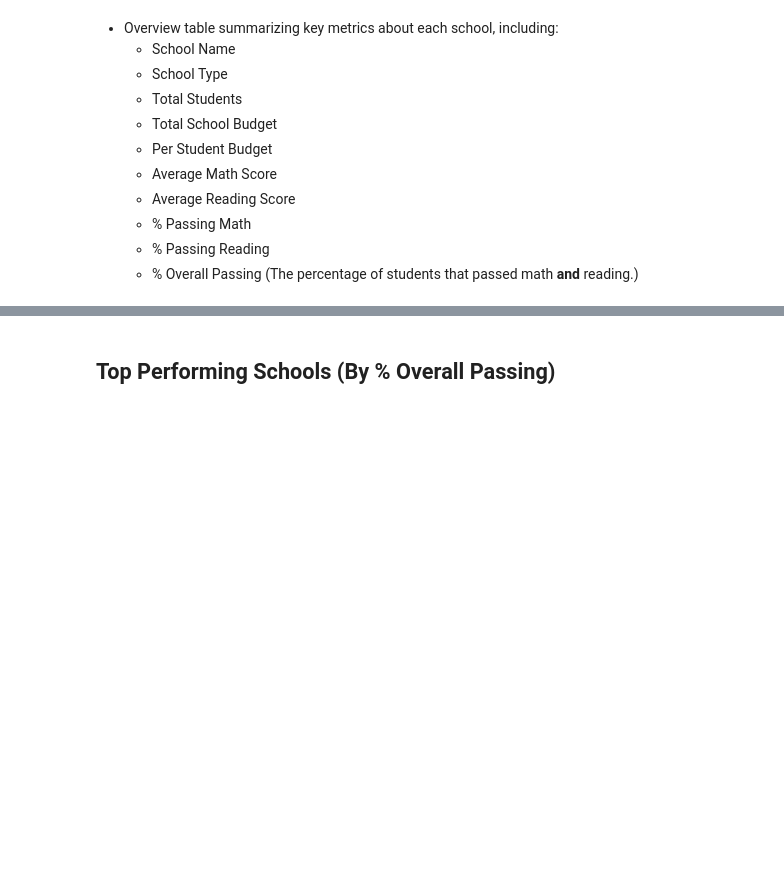
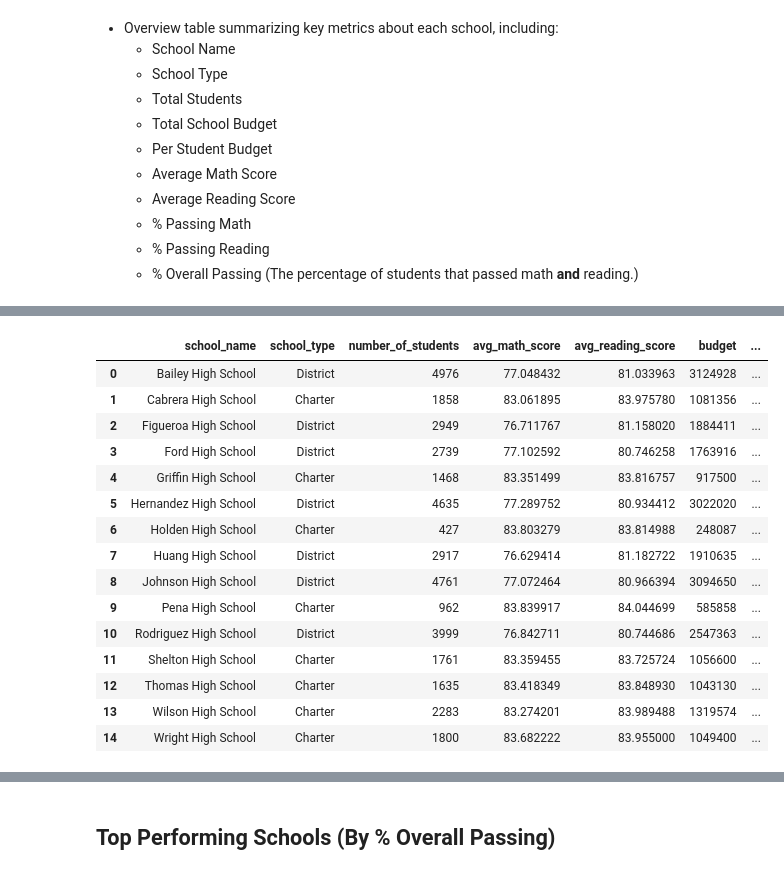
Before and after one commit to bay0624/City-Schools, a Jupyter notebook: CitySchools.ipynb, the cells around one changed output, grey strips where cells are left out. Drawn from its saved outputs; the diff is of its cells as text; code cells hidden in the pictures; blank space fills up the shorter version.

```diff
--- a/CitySchools.ipynb
+++ b/CitySchools.ipynb
@@ -186,0 +175,9 @@ print(percent_overall_pass_per_school, len(percent_overall_pass_per_school))
+# %%
+# Total Budget per Student
+total_budget_per_school["budget_per_student"] = total_budget_per_school["budget"] / schools_data_summary1["number_of_students"]
+total_budget_per_school
+
+total_budget_per_student = total_budget_per_school
+total_budget_per_student.drop("school_name", axis=1, inplace=True)
+
+total_budget_per_student
@@ -186,0 +210,11 @@ print(percent_overall_pass_per_school, len(percent_overall_pass_per_school))
+# %%
+# math_pass_per_school
+xy = school_data_complete[school_data_complete["math_score"] >= 70]
+xyz = xy[["school_name", "math_score"]]
+
+math_pass_per_school = xyz.groupby("school_name").agg({"math_score": "count"})
+math_pass_per_school.reset_index(inplace=True)
+math_pass_per_school["percent_math_passed"] = math_pass_per_school["math_score"] / schools_data_summary1["number_of_students"] * 100
+
+math_pass_per_school.drop(["math_score","school_name"], axis=1, inplace=True)
+math_pass_per_school
@@ -186,0 +238,11 @@ print(percent_overall_pass_per_school, len(percent_overall_pass_per_school))
+# %%
+# reading_pass_per_school
+xy1 = school_data_complete[school_data_complete["reading_score"] >= 70]
+xyz1 = xy1[["school_name", "reading_score"]]
+
+reading_pass_per_school = xyz1.groupby("school_name").agg({"reading_score": "count"})
+reading_pass_per_school.reset_index(inplace=True)
+reading_pass_per_school["percent_reading_passed"] = reading_pass_per_school["reading_score"] / schools_data_summary1["number_of_students"] * 100
+
+reading_pass_per_school.drop(["reading_score", "school_name"], axis=1, inplace=True)
+reading_pass_per_school
@@ -186,0 +266,7 @@ print(percent_overall_pass_per_school, len(percent_overall_pass_per_school))
+# %%
+# % Overall Passing
+xy12 = math_and_reading_table.groupby("school_name").agg({"reading_score": "count", "math_score": "count"})
+xy12.reset_index(inplace=True)
+xy12["overall_percent_passed"] = xy12["math_score"] / schools_data_summary1["number_of_students"] * 100
+overall_pass_per_school = xy12.drop(["reading_score", "math_score", "school_name"], axis=1)
+overall_pass_per_school
@@ -187 +290,25 @@ print(percent_overall_pass_per_school, len(percent_overall_pass_per_school))
+# %%
+merged_school_data = pd.concat([schools_data_summary1,
+                                total_budget_per_student,
+                                math_pass_per_school,
+                                reading_pass_per_school,
+                                overall_pass_per_school], axis=1)
+merged_school_data
+# %% [output]
+|  | school_name | school_type | number_of_students | avg_math_score | avg_reading_score | budget | ... |
+| 0 | Bailey High School | District | 4976 | 77.048432 | 81.033963 | 3124928 | ... |
+| 1 | Cabrera High School | Charter | 1858 | 83.061895 | 83.975780 | 1081356 | ... |
+| 2 | Figueroa High School | District | 2949 | 76.711767 | 81.158020 | 1884411 | ... |
+| 3 | Ford High School | District | 2739 | 77.102592 | 80.746258 | 1763916 | ... |
+| 4 | Griffin High School | Charter | 1468 | 83.351499 | 83.816757 | 917500 | ... |
+| 5 | Hernandez High School | District | 4635 | 77.289752 | 80.934412 | 3022020 | ... |
+| 6 | Holden High School | Charter | 427 | 83.803279 | 83.814988 | 248087 | ... |
+| 7 | Huang High School | District | 2917 | 76.629414 | 81.182722 | 1910635 | ... |
+| 8 | Johnson High School | District | 4761 | 77.072464 | 80.966394 | 3094650 | ... |
+| 9 | Pena High School | Charter | 962 | 83.839917 | 84.044699 | 585858 | ... |
+| 10 | Rodriguez High School | District | 3999 | 76.842711 | 80.744686 | 2547363 | ... |
+| 11 | Shelton High School | Charter | 1761 | 83.359455 | 83.725724 | 1056600 | ... |
+| 12 | Thomas High School | Charter | 1635 | 83.418349 | 83.848930 | 1043130 | ... |
+| 13 | Wilson High School | Charter | 2283 | 83.274201 | 83.989488 | 1319574 | ... |
+| 14 | Wright High School | Charter | 1800 | 83.682222 | 83.955000 | 1049400 | ... |
 # %%
```
Also changed, not shown: parts of 19 cells of this notebook.
